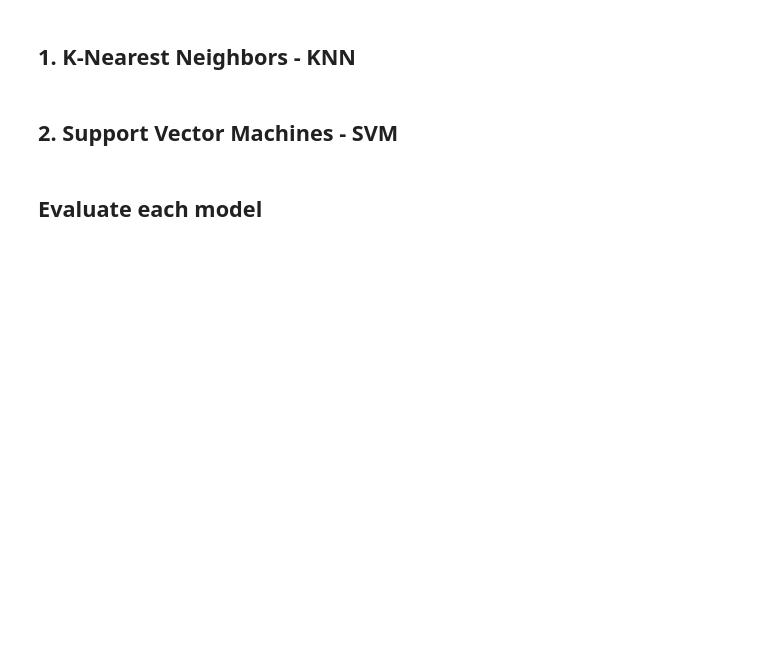
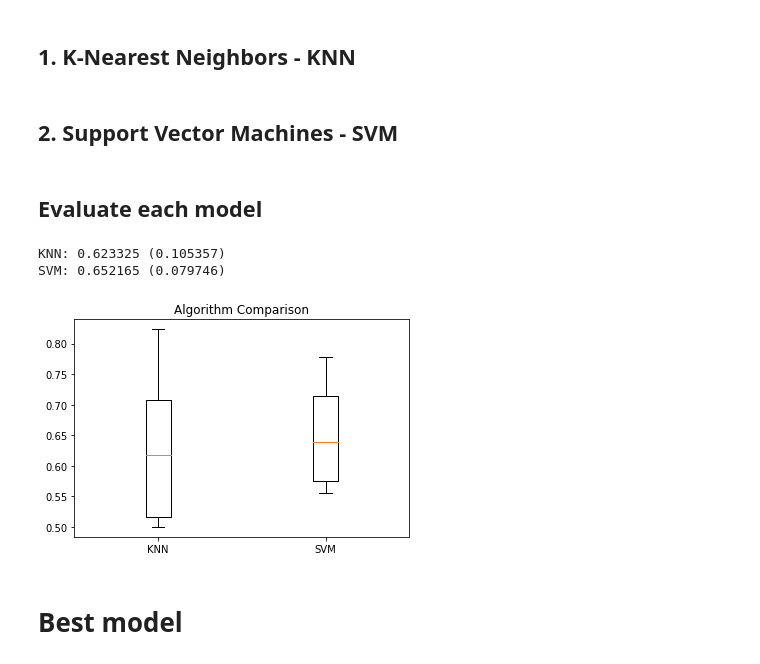
Before and after one commit to aureliecheng/US01, a Jupyter notebook: Project_Wellbeing/prediction.ipynb, the cells around one changed output. Cells and saved outputs as stored; diff of their text form; code cells hidden in the pictures; blank space fills up the shorter version.

```diff
--- a/Project_Wellbeing/prediction.ipynb
+++ b/Project_Wellbeing/prediction.ipynb
@@ -277,0 +256,2 @@ Y = df_model['happiness'] #target
+# %%
+df_predict = df_model[['nb_transportation_scaled', 'nb_shopping_scaled', 'nb_restaurant_scaled', 'nb_scenicSpot_scaled', 'nb_stadiumAndGym_scaled', 'green_area_proportion_scaled', 'happiness']]
@@ -277,0 +260,3 @@ Y = df_model['happiness'] #target
+# %%
+X = df_predict[['nb_transportation_scaled', 'nb_shopping_scaled', 'nb_restaurant_scaled', 'nb_scenicSpot_scaled', 'nb_stadiumAndGym_scaled', 'green_area_proportion_scaled']] #features
+Y = df_predict['happiness'] #target
@@ -346,7 +339,18 @@ results = []
 names = []
 for name, model in models:
     kfold = StratifiedKFold(n_splits=10, random_state=1, shuffle=True)
-    cv_results = cross_val_score(model, X_train, Y_train, cv=kfold, scoring='accuracy')
+    cv_results = cross_val_score(model, X_train, Z_train, cv=kfold, scoring='accuracy')
     results.append(cv_results)
     names.append(name)
     print('%s: %f (%f)' % (name, cv_results.mean(), cv_results.std()))
+# %% [output]
+KNN: 0.623325 (0.105357)
+SVM: 0.652165 (0.079746)
+# %%
+pyplot.boxplot(results, labels=names)
+pyplot.title('Algorithm Comparison')
+pyplot.show()
+# %% [output]
+[figure, added]
+# %% [markdown]
+# Best model
```
Also changed, not shown: parts of 21 cells of this notebook.
